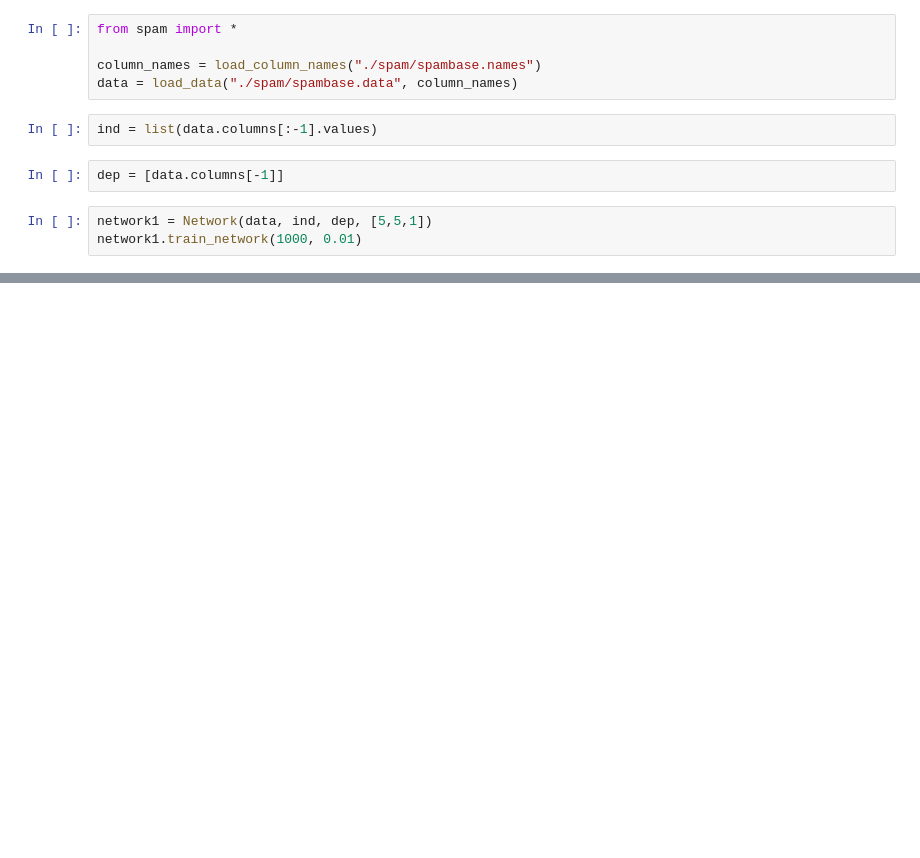
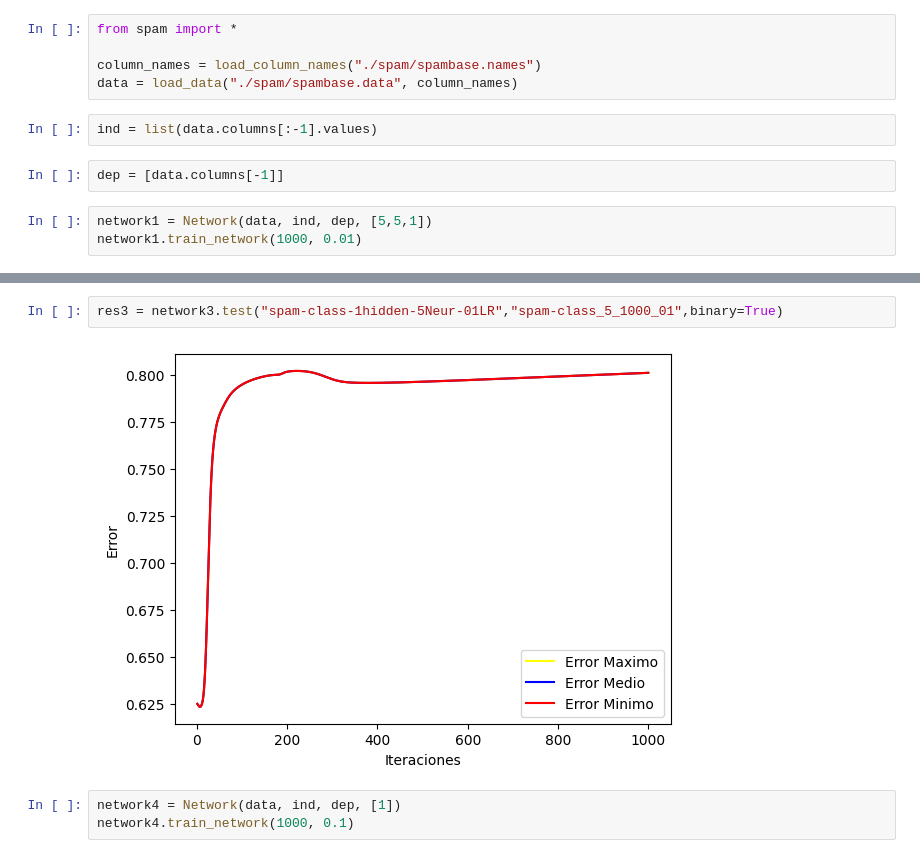
Before and after one commit to Gchaurio/CI5438-Proyecto2, a Jupyter notebook: spam.ipynb, the cells around one changed output, grey strips where cells are left out. Drawn from its saved outputs; the diff is of its cells as text; blank space fills up the shorter version.

```diff
--- a/spam.ipynb
+++ b/spam.ipynb
@@ -19,0 +27,7 @@ network2.train_network(1000, 0.01)
+# %%
+res3 = network3.test("spam-class-1hidden-5Neur-01LR","spam-class_5_1000_01",binary=True)
+# %% [output]
+[figure, added]
+# %%
+network4 = Network(data, ind, dep, [1])
+network4.train_network(1000, 0.1)
```
Also changed, not shown: parts of 10 cells of this notebook, 11 other files.
